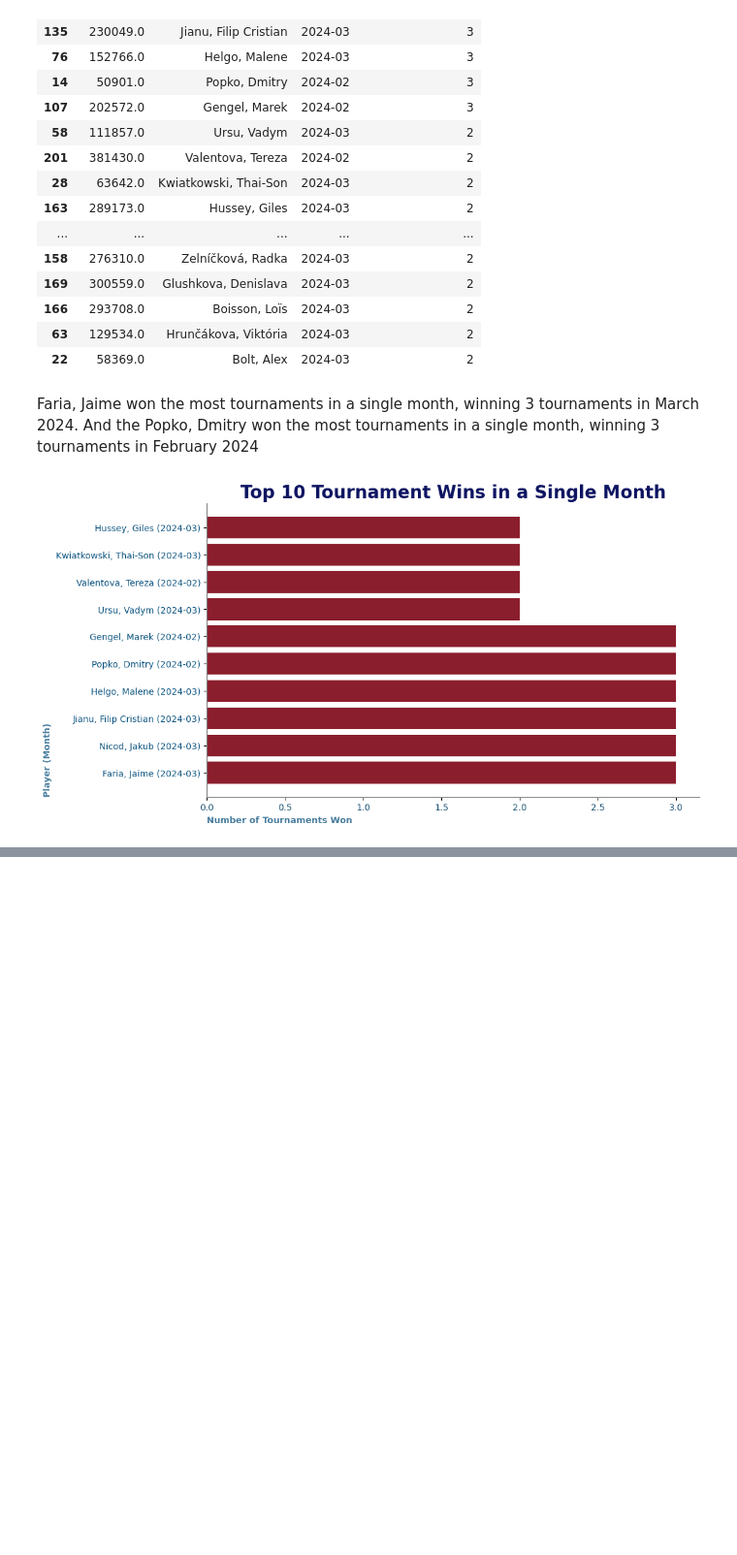
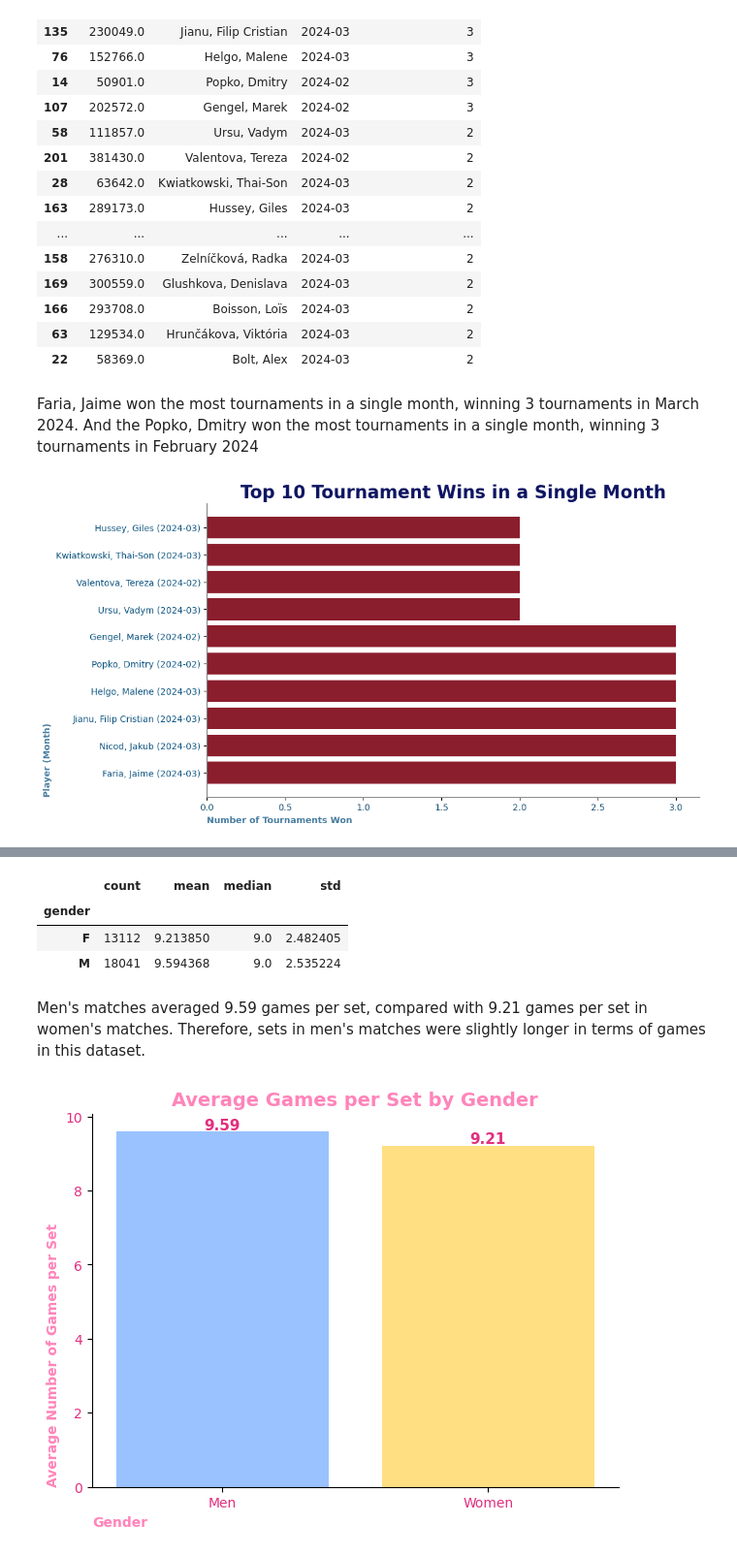
Before and after one commit to saba-ghorashi/tennis-analysis, a Jupyter notebook: answers.ipynb, the cells around one changed output, grey strips where cells are left out. Shown at 97% size. Drawn from its saved outputs; the diff is of its cells as text; code cells hidden in the pictures; blank space fills up the shorter version.

```diff
--- a/answers.ipynb
+++ b/answers.ipynb
@@ -445,0 +674,4 @@ plt.show()
+# %%
+home_gender = (MatchHomeTeamInfo[["match_id", "gender"]].dropna(subset=["gender"]).drop_duplicates().groupby("match_id", as_index=False)["gender"].first().rename(columns={"gender": "gender_home"}))
+away_gender = (MatchAwayTeamInfo[["match_id", "gender"]].dropna(subset=["gender"]).drop_duplicates().groupby("match_id", as_index=False)["gender"].first().rename(columns={"gender": "gender_away"}))
+gender_check = home_gender.merge(away_gender,on="match_id",how="outer")
@@ -445,0 +706,12 @@ plt.show()
+# %%
+scores_gender = scores_final.dropna(subset=["gender"]).copy()
+for col in period_cols:
+    scores_final[f"games_{col}"] = (scores_final[f"home_{col}"] +scores_final[f"away_{col}"])
+
+game_cols = [f"games_{col}"for col in period_cols]
+
+sets = scores_final[["match_id", "gender"] + game_cols].melt(id_vars=["match_id", "gender"],value_vars=game_cols,var_name="set",value_name="games")
+
+sets_clean = sets.dropna(subset=["gender", "games"]).copy()
+sets_clean = sets_clean[sets_clean["games"] > 0].copy()
+sets_clean.sort_values("games",ascending=False).head(10)
@@ -445,0 +730,50 @@ plt.show()
+# %%
+result = (sets_clean.groupby("gender")["games"].agg(["count", "mean", "median", "std"]))
+result
+# %% [output]
+|  | count | mean | median | std |
+| gender |  |  |  |  |
+| F | 13112 | 9.213850 | 9.0 | 2.482405 |
+| M | 18041 | 9.594368 | 9.0 | 2.535224 |
+# %% [markdown]
+Men's matches averaged 9.59 games per set, compared with 9.21 games per set in women's matches. Therefore, sets in men's matches were slightly longer in terms of games in this dataset.
+# %%
+
+mean_games = result["mean"].reindex(["M", "F"])
+
+plt.figure(figsize=(7, 5))
+
+bars = plt.bar(
+    ["Men", "Women"],
+    mean_games.values,
+    color=["#99C2FF", "#FFDF82"]
+)
+
+plt.xlabel("Gender",loc="left",weight="bold",color="#FF84BA")
+plt.ylabel("Average Number of Games per Set",loc="bottom",weight="bold",color="#FF84BA")
+plt.title(
+    "Average Games per Set by Gender",
+    fontsize=14,
+    weight="bold",color="#FF84BA"
+)
+plt.xticks(color="#E22F80")
+plt.yticks(color="#E22F80")
+
+# Show the mean above each bar
+for bar in bars:
+    plt.text(
+        bar.get_x() + bar.get_width() / 2,
+        bar.get_height() + 0.05,
+        f"{bar.get_height():.2f}",
+        ha="center",
+        fontsize=11,
+        weight="bold",color="#E22F80"
+    )
+
+ax = plt.gca()
+ax.spines["top"].set_visible(False)
+ax.spines["right"].set_visible(False)
+
+plt.show()
+# %% [output]
+[figure, added]
```
Also changed, not shown: parts of 30 cells of this notebook.
